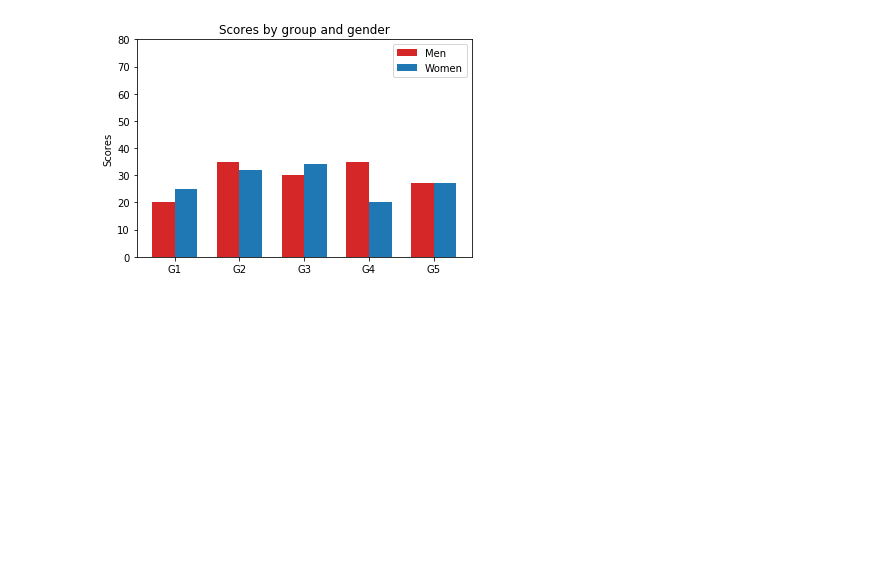
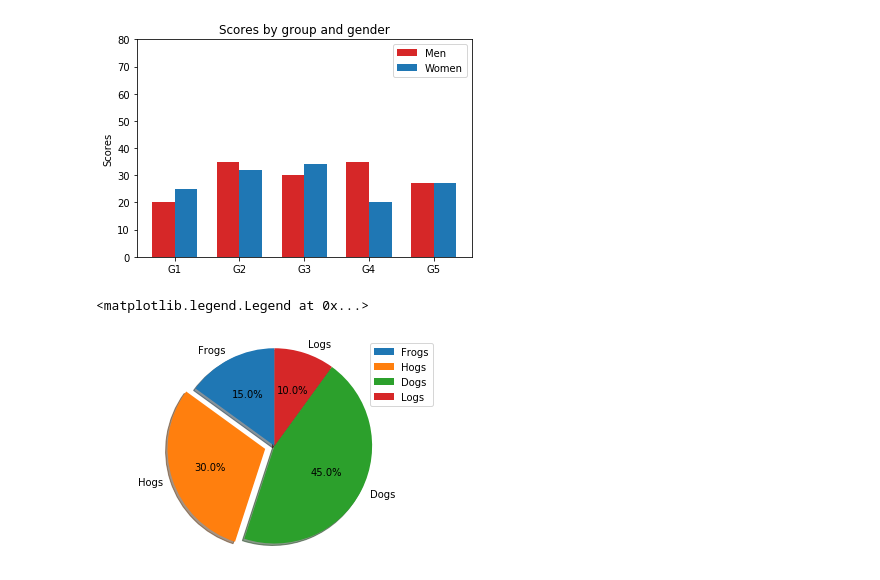
Before and after one commit to bboktori/bboktori.github.io, a Jupyter notebook: _ipynbs/2019-08-05-study-python-matplotlib.ipynb, the cells around one changed output. Drawn from its saved outputs; the diff is of its cells as text; code cells hidden in the pictures; blank space fills up the shorter version.

```diff
--- a/_ipynbs/2019-08-05-study-python-matplotlib.ipynb
+++ b/_ipynbs/2019-08-05-study-python-matplotlib.ipynb
@@ -101,3 +101,15 @@ plt.legend((p1, p2), ('Men', 'Women'))
 # %% [output]
 <matplotlib.legend.Legend at 0x...>
 [figure]
+# %%
+lables = 'Frogs', 'Hogs', 'Dogs', 'Logs'
+sizes = 15, 30, 45, 10
+explode = 0, 0.1, 0, 0
+
+plt.pie(sizes, explode=explode, labels=lables, autopct='%1.1f%%',
+       shadow=True, startangle=90)
+plt.axis('equal')
+plt.legend()
+# %% [output]
+<matplotlib.legend.Legend at 0x...>
+[figure, added]
```
Also changed, not shown: parts of 2 cells of this notebook, 17 other files.
